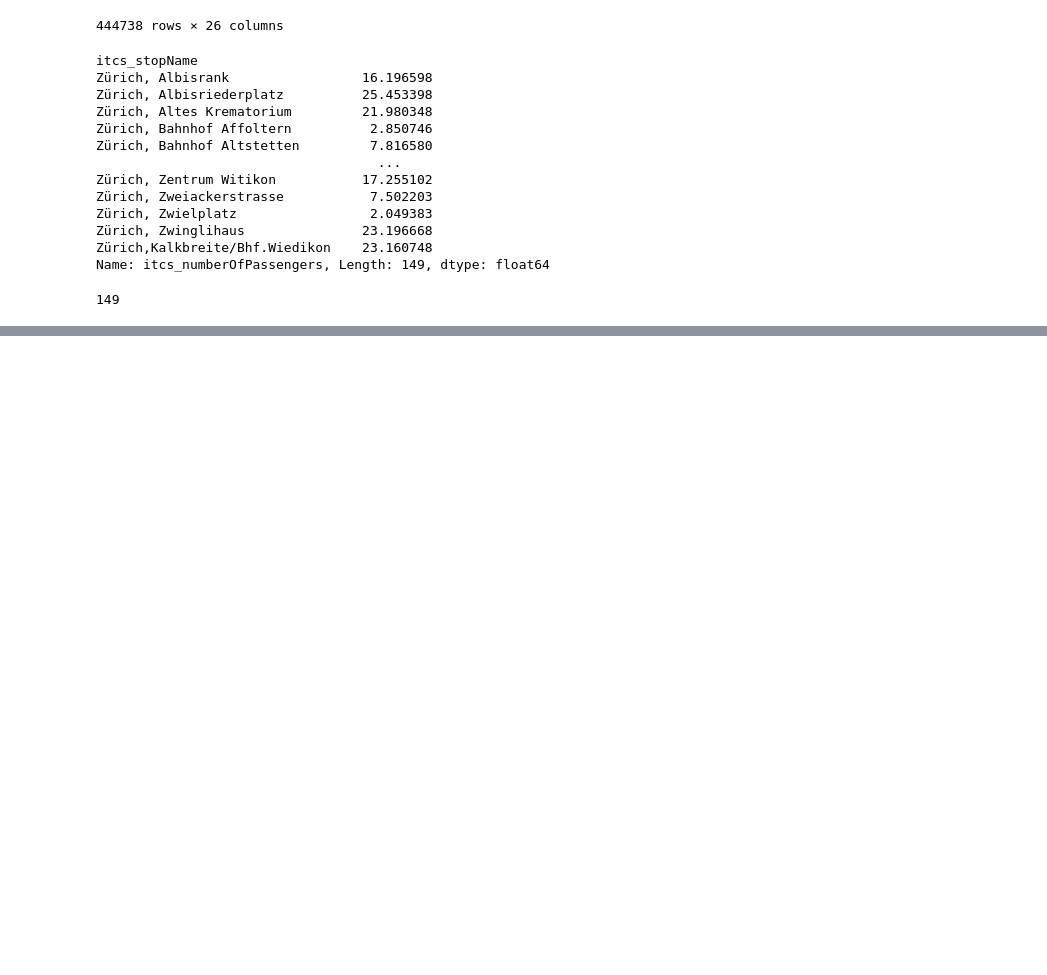
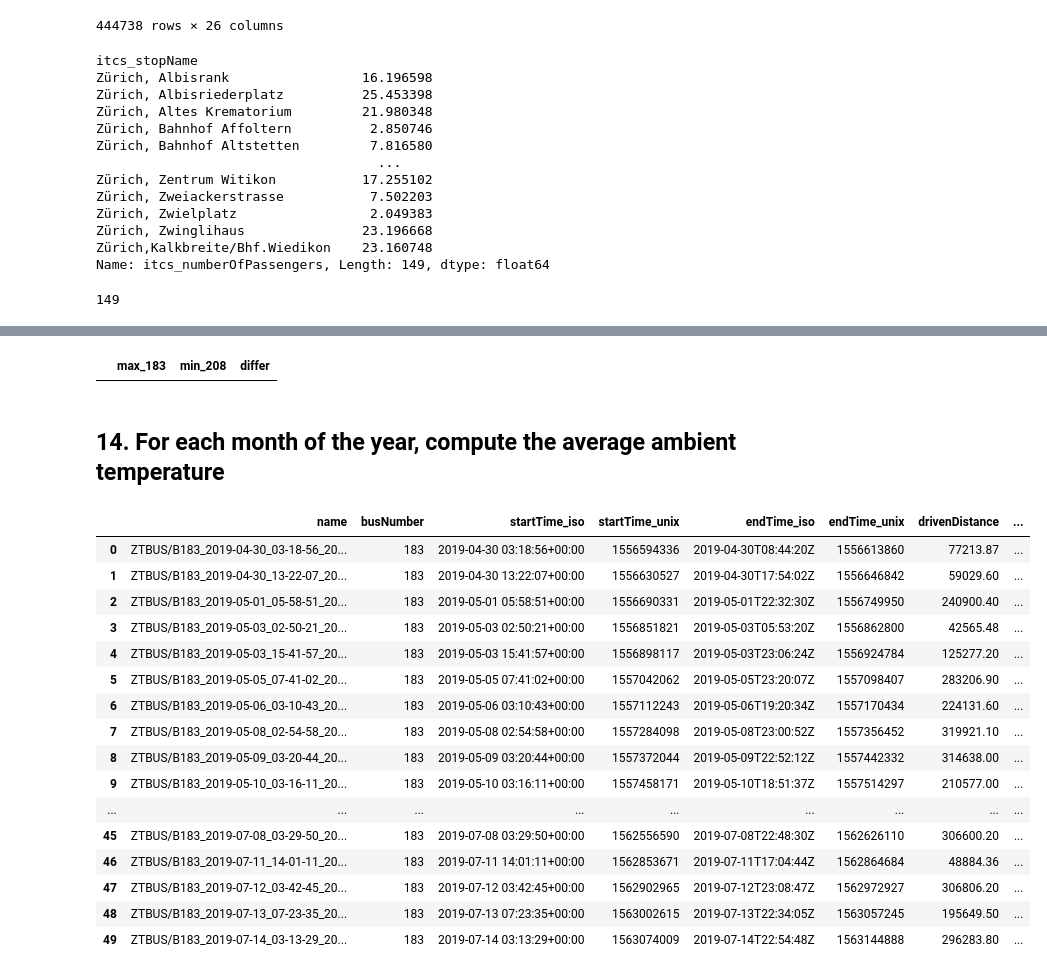
Before and after one commit to CarloArpini/2023-FCS-Project, a Jupyter notebook: Project.ipynb, the cells around one changed output, grey strips where cells are left out. Drawn from its saved outputs; the diff is of its cells as text; code cells hidden in the pictures; blank space fills up the shorter version.

```diff
--- a/Project.ipynb
+++ b/Project.ipynb
@@ -525,0 +922,30 @@ len(previous['itcs_stopName'].unique())
+# %%
+totale
+# %% [output]
+|  | max_183 | min_208 | differ |
+# %% [markdown]
+## 14. For each month of the year, compute the average ambient temperature
+# %%
+trips['startTime_iso']=pd.to_datetime(trips['startTime_iso'])
+# %%
+trips['mese']=trips['startTime_iso'].dt.month
+# %%
+trips.head(50)
+# %% [output]
+|  | name | busNumber | startTime_iso | startTime_unix | endTime_iso | endTime_unix | drivenDistance | ... |
+| 0 | ZTBUS/B183_2019-04-30_03-18-56_20... | 183 | 2019-04-30 03:18:56+00:00 | 1556594336 | 2019-04-30T08:44:20Z | 1556613860 | 77213.87 | ... |
+| 1 | ZTBUS/B183_2019-04-30_13-22-07_20... | 183 | 2019-04-30 13:22:07+00:00 | 1556630527 | 2019-04-30T17:54:02Z | 1556646842 | 59029.60 | ... |
+| 2 | ZTBUS/B183_2019-05-01_05-58-51_20... | 183 | 2019-05-01 05:58:51+00:00 | 1556690331 | 2019-05-01T22:32:30Z | 1556749950 | 240900.40 | ... |
+| 3 | ZTBUS/B183_2019-05-03_02-50-21_20... | 183 | 2019-05-03 02:50:21+00:00 | 1556851821 | 2019-05-03T05:53:20Z | 1556862800 | 42565.48 | ... |
+| 4 | ZTBUS/B183_2019-05-03_15-41-57_20... | 183 | 2019-05-03 15:41:57+00:00 | 1556898117 | 2019-05-03T23:06:24Z | 1556924784 | 125277.20 | ... |
+| 5 | ZTBUS/B183_2019-05-05_07-41-02_20... | 183 | 2019-05-05 07:41:02+00:00 | 1557042062 | 2019-05-05T23:20:07Z | 1557098407 | 283206.90 | ... |
+| 6 | ZTBUS/B183_2019-05-06_03-10-43_20... | 183 | 2019-05-06 03:10:43+00:00 | 1557112243 | 2019-05-06T19:20:34Z | 1557170434 | 224131.60 | ... |
+| 7 | ZTBUS/B183_2019-05-08_02-54-58_20... | 183 | 2019-05-08 02:54:58+00:00 | 1557284098 | 2019-05-08T23:00:52Z | 1557356452 | 319921.10 | ... |
+| 8 | ZTBUS/B183_2019-05-09_03-20-44_20... | 183 | 2019-05-09 03:20:44+00:00 | 1557372044 | 2019-05-09T22:52:12Z | 1557442332 | 314638.00 | ... |
+| 9 | ZTBUS/B183_2019-05-10_03-16-11_20... | 183 | 2019-05-10 03:16:11+00:00 | 1557458171 | 2019-05-10T18:51:37Z | 1557514297 | 210577.00 | ... |
+| ... | ... | ... | ... | ... | ... | ... | ... | ... |
+| 45 | ZTBUS/B183_2019-07-08_03-29-50_20... | 183 | 2019-07-08 03:29:50+00:00 | 1562556590 | 2019-07-08T22:48:30Z | 1562626110 | 306600.20 | ... |
+| 46 | ZTBUS/B183_2019-07-11_14-01-11_20... | 183 | 2019-07-11 14:01:11+00:00 | 1562853671 | 2019-07-11T17:04:44Z | 1562864684 | 48884.36 | ... |
+| 47 | ZTBUS/B183_2019-07-12_03-42-45_20... | 183 | 2019-07-12 03:42:45+00:00 | 1562902965 | 2019-07-12T23:08:47Z | 1562972927 | 306806.20 | ... |
+| 48 | ZTBUS/B183_2019-07-13_07-23-35_20... | 183 | 2019-07-13 07:23:35+00:00 | 1563002615 | 2019-07-13T22:34:05Z | 1563057245 | 195649.50 | ... |
+| 49 | ZTBUS/B183_2019-07-14_03-13-29_20... | 183 | 2019-07-14 03:13:29+00:00 | 1563074009 | 2019-07-14T22:54:48Z | 1563144888 | 296283.80 | ... |
```
Also changed, not shown: parts of 48 cells of this notebook.
